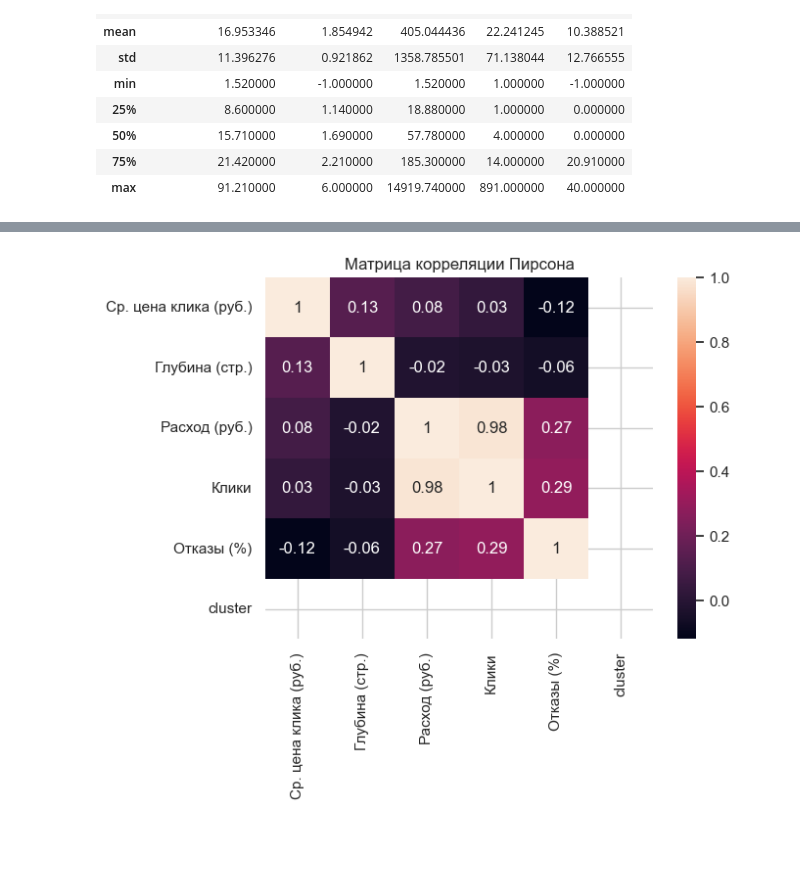
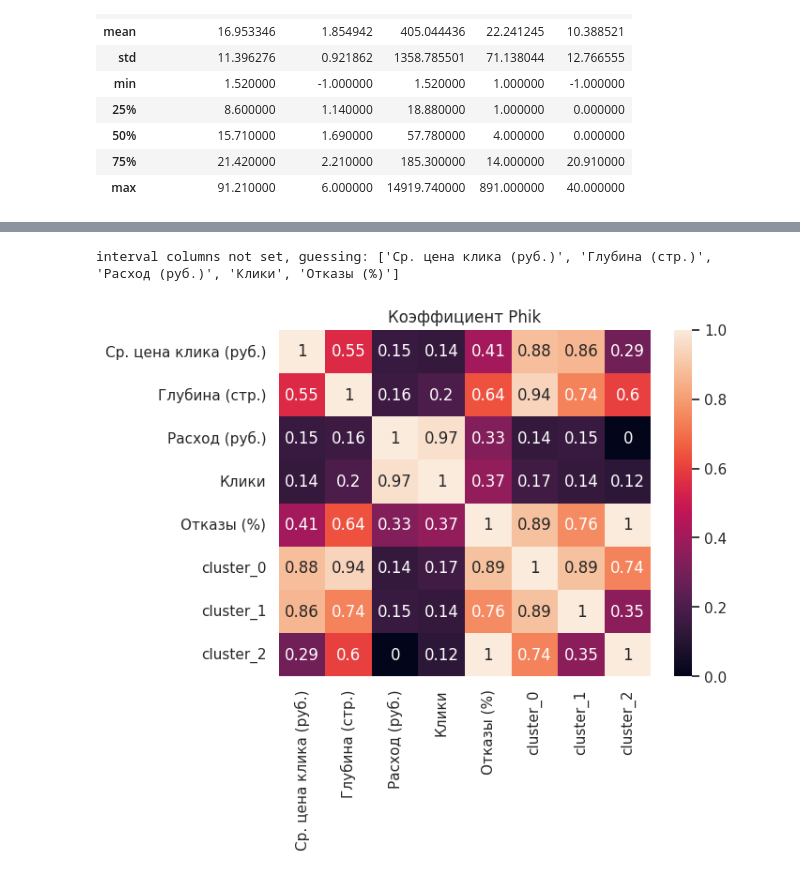
Before and after one commit to neZorinEgor/AdsAnalyzer, a Jupyter notebook: analys/main.ipynb, the cells around one changed output, grey strips where cells are left out. Cells and saved outputs as stored; diff of their text form; code cells hidden in the pictures; blank space fills up the shorter version.

Commit message:
add phik

```diff
--- a/analys/main.ipynb
+++ b/analys/main.ipynb
@@ -260,6 +253,11 @@ ModuleNotFoundError: No module named 'phik'
 # %%
-plt.title("Матрица корреляции Пирсона")
-sns.heatmap(cluster_1[["Ср. цена клика (руб.)", "Глубина (стр.)", "Расход (руб.)", "Клики", "Отказы (%)", "cluster"]].corr().round(2), annot=True)
+import phik
+
+plt.title("Коэффициент Phik")
+s = analys_df[["Ср. цена клика (руб.)", "Глубина (стр.)", "Расход (руб.)", "Клики", "Отказы (%)", "cluster"]].copy()
+s["cluster"] = s["cluster"].astype("object")
+sns.heatmap(pd.get_dummies(s).phik_matrix().round(2), annot=True)
 plt.show()
 # %% [output]
+interval columns not set, guessing: ['Ср. цена клика (руб.)', 'Глубина (стр.)', 'Расход (руб.)', 'Клики', 'Отказы (%)']
-[figure, old version]
+[figure, new version]
```
Also changed, not shown: parts of 7 cells of this notebook.
